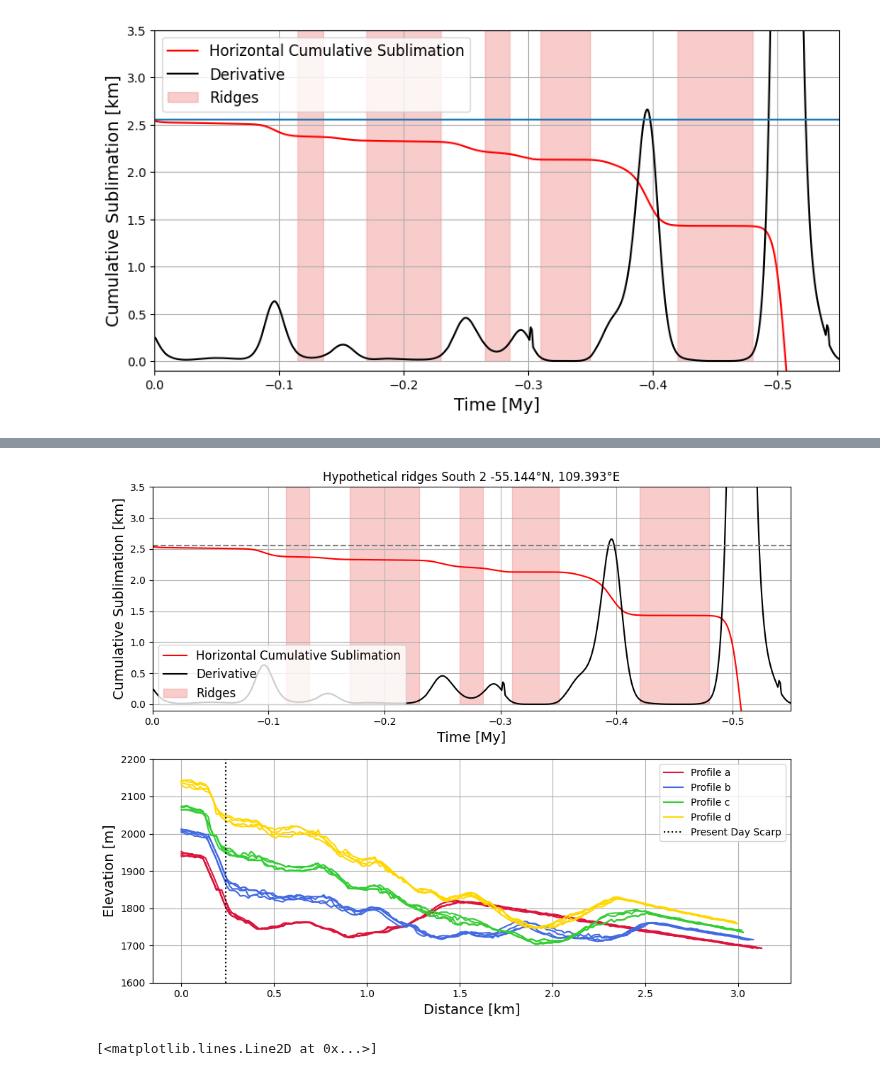
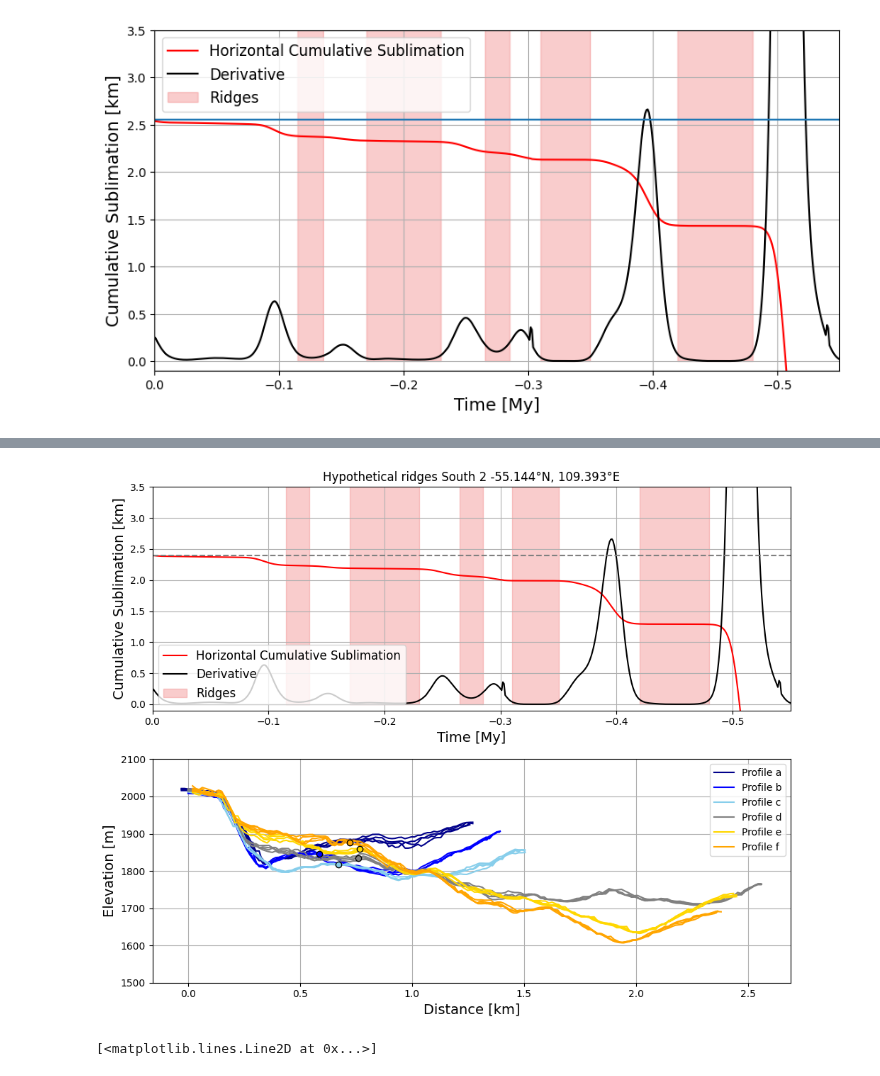
Before and after one commit to lsperezm/Martian_Icy_Scarps, a Jupyter notebook: Code/New_Scarps.ipynb, the cells around one changed output, grey strips where cells are left out. Cells and saved outputs as stored; diff of their text form; code cells hidden in the pictures.

```diff
--- a/Code/New_Scarps.ipynb
+++ b/Code/New_Scarps.ipynb
@@ -427,7 +635,7 @@ plt.savefig('RidgesSouth2')
 topS2= '../South2_4Prof.csv'
 S2=pd.read_csv(topS2)
 
-topS2_a= '../South2_aProf.csv'
+topS2_a= '../South2_arof.csv'
 S2_a=pd.read_csv(topS2_a)
 
 topS2_b= '../South2_bProf.csv'
@@ -438,6 +646,12 @@ S2_c=pd.read_csv(topS2_c)
 
 topS2_d= '../South2_dProf.csv'
 S2_d=pd.read_csv(topS2_d)
+
+topS2_e= '../South2_eProf.csv'
+S2_e=pd.read_csv(topS2_e)
+
+topS2_f= '../South2_fProf.csv'
+S2_f=pd.read_csv(topS2_f)
 
 
 S2_group_id = (S2["Distance (Km)"] == 0).cumsum()
@@ -456,6 +670,12 @@ profilesS2_c = [g for _, g in S2_c.groupby(S2_c_group_id)]
 S2_d_group_id = (S2_d["Distance (Km)"] == 0).cumsum()
 profilesS2_d = [g for _, g in S2_d.groupby(S2_d_group_id)]
 
+S2_e_group_id = (S2_e["Distance (Km)"] == 0).cumsum()
+profilesS2_e = [g for _, g in S2_e.groupby(S2_e_group_id)]
+
+S2_f_group_id = (S2_f["Distance (Km)"] == 0).cumsum()
+profilesS2_f = [g for _, g in S2_f.groupby(S2_f_group_id)]
+
 profilesS2_a[0]
 # %% [output]
 |  | Distance (Km) | Longitude | Latitude | HiRISE DTM Stamps (2) (mean) |
@@ -581,9 +843,9 @@ elevationS2_a4= np.array(profilesS2_a[3]['HiRISE DTM Stamps (2) (mean)'].tolist(
 fig, (ax1, ax2) = plt.subplots(2, 1, figsize=(10, 8), sharex=False)
 
 # --- Top plot: Sublimation vs Time ---
-ax1.plot(years2/1e6, horiz2/1000 - 378.21, color='red', label='Horizontal Cumulative Sublimation')
+ax1.plot(years2/1e6, horiz2/1000 - 378.35, color='red', label='Horizontal Cumulative Sublimation')
 ax1.plot(years2/1e6, deriv2/10, color='black', label='Derivative')
-ax1.axhline(2.552, color='gray', linestyle='--')
+ax1.axhline(2.4, color='gray', linestyle='--')
 
 # Highlight ridges
 ax1.fill_between([-0.48, -0.42], 1e7, color='lightcoral', alpha=0.4, label='Ridges')
@@ -600,52 +862,73 @@ ax1.set_xlabel('Time [My]', fontsize=14)
 ax1.set_ylabel('Cumulative Sublimation [km]', fontsize=14)
 ax1.grid(True)
 ax1.legend(loc='lower left', fontsize=12)
 
 # --- Bottom plot: Topographic profile ---\
 #ax2.plot(distS2_4, elevationS2_4, color='crimson', linewidth=1.5, label='Perfil a')
-ax2.plot(distS2_a1, elevationS2_a1, color='crimson', linewidth=1.5,label='Profile a')
-ax2.plot(distS2_a2, elevationS2_a2, color='crimson', linewidth=1.5)
-ax2.plot(distS2_a3, elevationS2_a3, color='crimson', linewidth=1.5)
-ax2.plot(distS2_a4, elevationS2_a4, color='crimson', linewidth=1.5)
+ax2.plot(distS2_a1[:-95]-0.03, elevationS2_a1[:-95]+150, color='darkblue', linewidth=1.5,label='Profile a')
+ax2.plot(distS2_a2[:-95]-0.03, elevationS2_a2[:-95]+150, color='darkblue', linewidth=1.5)
+ax2.plot(distS2_a3[:-95]-0.03, elevationS2_a3[:-95]+150, color='darkblue', linewidth=1.5)
+ax2.plot(distS2_a4[:-95]-0.03, elevationS2_a4[:-95]+150, color='darkblue', linewidth=1.5)
 
 
 #ax2.plot(distS2_3, elevationS2_3, color='royalblue', linewidth=1.5,label='Perfil b')
-ax2.plot(distS2_b1, elevationS2_b1, color='royalblue', linewidth=1.5,label='Profile b')
-ax2.plot(distS2_b2, elevationS2_b2, color='royalblue', linewidth=1.5)
-ax2.plot(distS2_b3, elevationS2_b3, color='royalblue', linewidth=1.5)
-ax2.plot(distS2_b4, elevationS2_b4, color='royalblue', linewidth=1.5)
+ax2.plot(distS2_b1[:-88], elevationS2_b1[:-88]+100, color='blue', linewidth=1.5,label='Profile b')
+ax2.plot(distS2_b2[:-88], elevationS2_b2[:-88]+100, color='blue', linewidth=1.5)
+ax2.plot(distS2_b3[:-88], elevationS2_b3[:-88]+100, color='blue', linewidth=1.5)
+ax2.plot(distS2_b4[:-88], elevationS2_b4[:-88]+100, color='blue', linewidth=1.5)
 
 #ax2.plot(distS2_1, elevationS2_1, color='limegreen', linewidth=1.5, label='Perfil c')
-ax2.plot(distS2_c1, elevationS2_c1, color='limegreen', linewidth=1.5,label='Profile c')
-ax2.plot(distS2_c2, elevationS2_c2, color='limegreen', linewidth=1.5)
-ax2.plot(distS2_c3, elevationS2_c3, color='limegreen', linewidth=1.5)
-ax2.plot(distS2_c4, elevationS2_c4, color='limegreen', linewidth=1.5)
+ax2.plot(distS2_c1[:-80], elevationS2_c1[:-80]+55, color='skyblue', linewidth=1.5,label='Profile c')
+ax2.plot(distS2_c2[:-80], elevationS2_c2[:-80]+55, color='skyblue', linewidth=1.5)
+ax2.plot(distS2_c3[:-80], elevationS2_c3[:-80]+55, color='skyblue', linewidth=1.5)
+ax2.plot(distS2_c4[:-80], elevationS2_c4[:-80]+55, color='skyblue', linewidth=1.5)
 
 #ax2.plot(distS2_2, elevationS2_2, color='gold', linewidth=1.5, label='Perfil d')
-ax2.plot(distS2_d1, elevationS2_d1, color='gold', linewidth=1.5,label='Profile d')
-ax2.plot(distS2_d2, elevationS2_d2, color='gold', linewidth=1.5)
-ax2.plot(distS2_d3, elevationS2_d3, color='gold', linewidth=1.5)
-ax2.plot(distS2_d4, elevationS2_d4, color='gold', linewidth=1.5)
+ax2.plot(distS2_d1[:-6], elevationS2_d1[:-6], color='gray', linewidth=1.5,label='Profile d')
+ax2.plot(distS2_d2[:-6], elevationS2_d2[:-6], color='gray', linewidth=1.5)
+ax2.plot(distS2_d3[:-6], elevationS2_d3[:-6], color='gray', linewidth=1.5)
+ax2.plot(distS2_d4[:-6], elevationS2_d4[:-6], color='gray', linewidth=1.5)
+
+#ax2.plot(distS2_2, elevationS2_2, color='gold', linewidth=1.5, label='Perfil d')
+ax2.plot(distS2_e1[:-15]+0.02, elevationS2_e1[:-15]-65, color='gold', linewidth=1.5,label='Profile e')
+ax2.plot(distS2_e2[:-15]+0.02, elevationS2_e2[:-15]-65, color='gold', linewidth=1.5)
+ax2.plot(distS2_e3[:-15]+0.02, elevationS2_e3[:-15]-65, color='gold', linewidth=1.5)
+ax2.plot(distS2_e4[:-15]+0.02, elevationS2_e4[:-15]-65, color='gold', linewidth=1.5)
+
+#ax2.plot(distS2_2, elevationS2_2, color='gold', linewidth=1.5, label='Perfil d')
+ax2.plot(distS2_f1[:-20]+0.02, elevationS2_f1[:-20]-140, color='orange', linewidth=1.5,label='Profile f')
+ax2.plot(distS2_f2[:-20]+0.02, elevationS2_f2[:-20]-140, color='orange', linewidth=1.5)
+ax2.plot(distS2_f3[:-20]+0.02, elevationS2_f3[:-20]-140, color='orange', linewidth=1.5)
+ax2.plot(distS2_f4[:-20]+0.02, elevationS2_f4[:-20]-140, color='orange', linewidth=1.5)
+
+ax2.plot(0.58685, 1744.86+100, marker='o',markerfacecolor='blue', markeredgecolor='black')
+ax2.plot(0.67058, 1761.755+55, marker='o',markerfacecolor='skyblue', markeredgecolor='black')
+ax2.plot(0.75957, 1835.29, marker='o',markerfacecolor='gray', markeredgecolor='black')
+ax2.plot(0.74761+0.02, 1924.384-65, marker='o',markerfacecolor='gold', markeredgecolor='black')
+ax2.plot(0.70210+0.02, 2015.698-140, marker='o',markerfacecolor='orange', markeredgecolor='black')
+
+ax2.plot(1.18, 1768.018+100, marker='*',markerfacecolor='blue', markeredgecolor='black',markersize=10)
+
 
 ax2.set_xlabel('Distance [km]', fontsize=14)
 ax2.set_ylabel('Elevation [m]', fontsize=14)
 ax2.grid(True)
 
 #ax2.fill_between([0.6,0.8],2750, color='lightcoral', alpha=0.4,label='Ridges')
 #ax2.fill_between([0.85,1.],2750, color='lightcoral', alpha=0.4)
 #ax2.fill_between([1.1,1.3],2750, color='lightcoral', alpha=0.4)
 #ax2.fill_between([1.9,2.15],2750, color='lightcoral', alpha=0.4)
 #ax2.fill_between([2.5,2.7],2750, color='lightcoral', alpha=0.4)
-ax2.axvline(0.24,linestyle=':',color='black',label='Present Day Scarp')
+#ax2.axvline(0.24,linestyle=':',color='black',label='Present Day Scarp')
 
 ax2.legend()
-ax2.set_ylim(1600,2200)
+ax2.set_ylim(1500,2100)
 ax1.set_title('Hypothetical ridges South 2 -55.144°N, 109.393°E')
 plt.tight_layout()
 plt.savefig('ridgessouth2.png')
 plt.show()
 # %% [output]
-[figure, old version]
+[figure, new version]
 # %%
 dist2_hr = np.linspace(distS2_1.min(), distS2_1.max(), 5000)  # 5000 points instead of maybe 100
 
```
Also changed, not shown: parts of 7 cells of this notebook, 18 other files.
